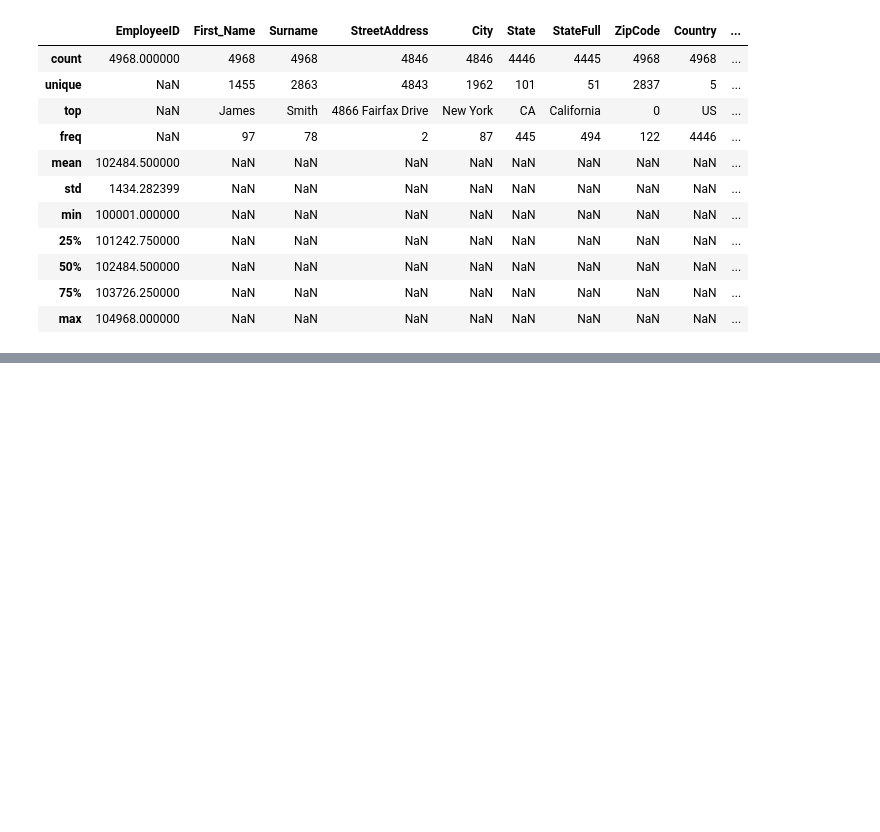
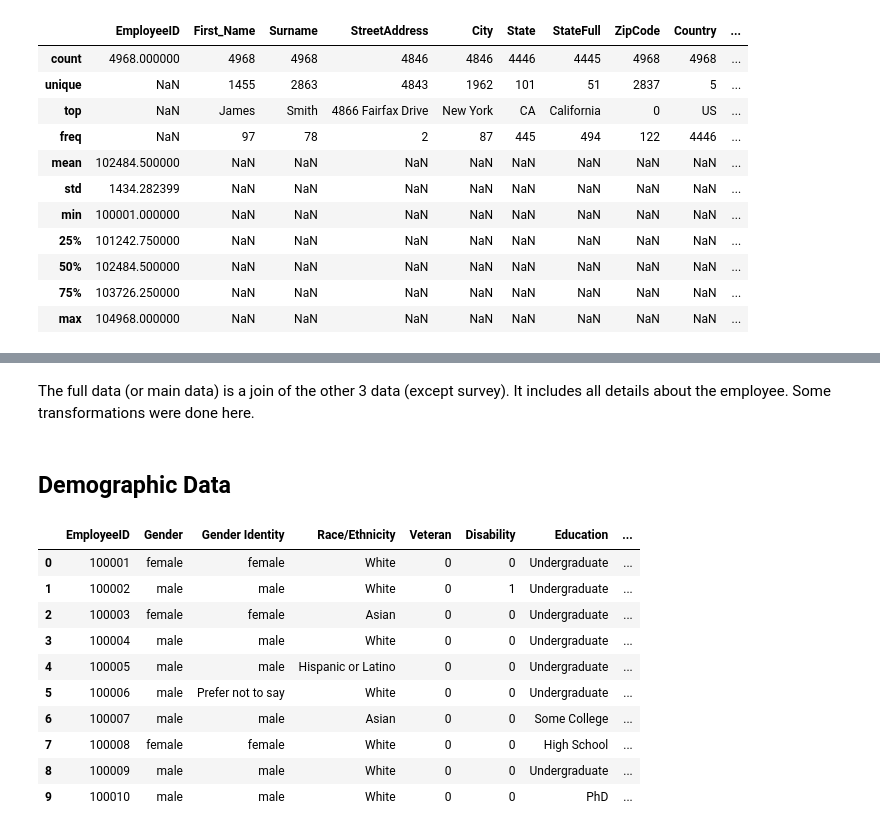
Before and after one commit to BrianLoe/ETL-and-DataViz, a Jupyter notebook: human_resource/HR/ETL phase.ipynb, the cells around one changed output, grey strips where cells are left out. Saved outputs shown, nothing was run; the diff lists cells and outputs as text; code cells hidden in the pictures; blank space fills up the shorter version.

```diff
--- a/human_resource/HR/ETL phase.ipynb
+++ b/human_resource/HR/ETL phase.ipynb
@@ -270,0 +319,18 @@ Notice that the termination_date includes 12/12/2999 which can indicate that the
+# %% [markdown]
+The full data (or main data) is a join of the other 3 data (except survey). It includes all details about the employee. Some transformations were done here.
+# %% [markdown]
+## Demographic Data
+# %%
+demographic_data.head(10)
+# %% [output]
+|  | EmployeeID | Gender | Gender Identity | Race/Ethnicity | Veteran | Disability | Education | ... |
+| 0 | 100001 | female | female | White | 0 | 0 | Undergraduate | ... |
+| 1 | 100002 | male | male | White | 0 | 1 | Undergraduate | ... |
+| 2 | 100003 | female | female | Asian | 0 | 0 | Undergraduate | ... |
+| 3 | 100004 | male | male | White | 0 | 0 | Undergraduate | ... |
+| 4 | 100005 | male | male | Hispanic or Latino | 0 | 0 | Undergraduate | ... |
+| 5 | 100006 | male | Prefer not to say | White | 0 | 0 | Undergraduate | ... |
+| 6 | 100007 | male | male | Asian | 0 | 0 | Some College | ... |
+| 7 | 100008 | female | female | White | 0 | 0 | High School | ... |
+| 8 | 100009 | male | male | White | 0 | 0 | Undergraduate | ... |
+| 9 | 100010 | male | male | White | 0 | 0 | PhD | ... |
```
Also changed, not shown: parts of 9 cells of this notebook.
